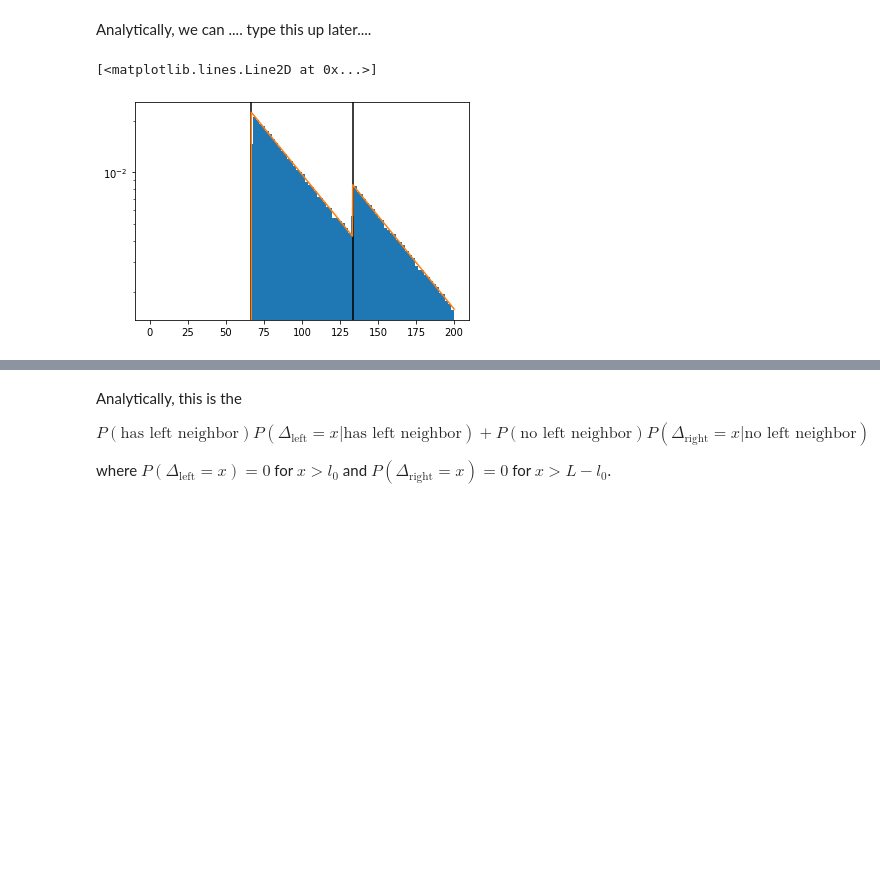
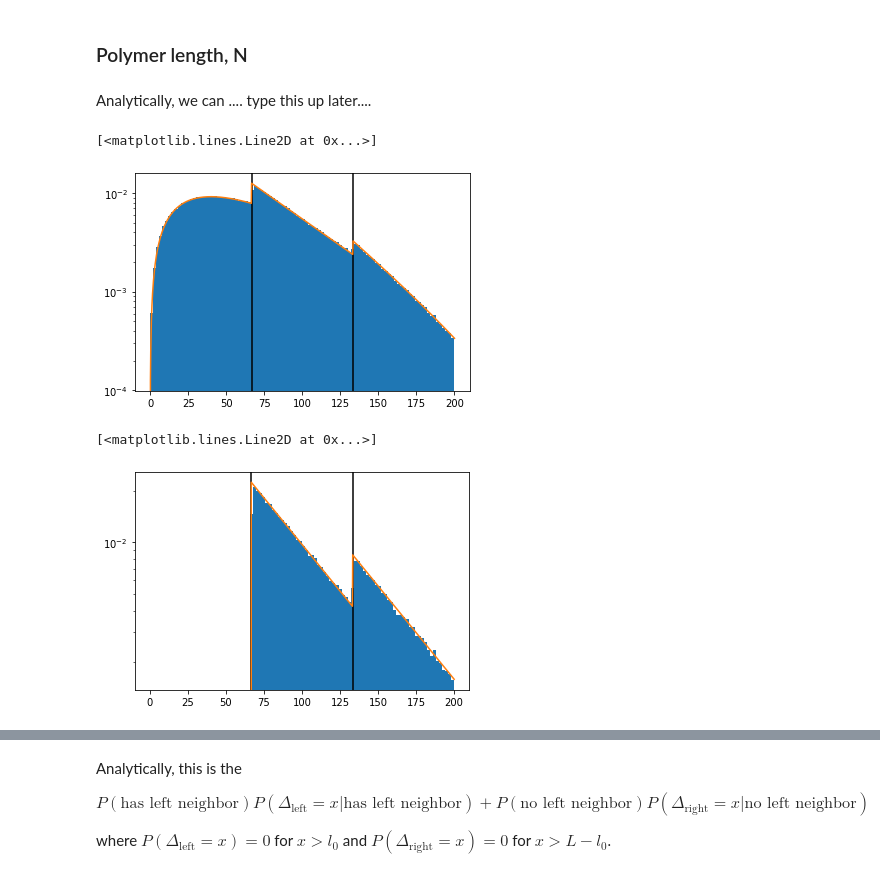
Before and after one commit to SpakowitzLab/wlcsim, a Jupyter notebook: doc/test-homolog-plateau-stats.ipynb, the cells around one changed output, grey strips where cells are left out. Drawn from its saved outputs; the diff is of its cells as text; code cells hidden in the pictures; blank space fills up the shorter version.

```diff
--- a/doc/test-homolog-plateau-stats.ipynb
+++ b/doc/test-homolog-plateau-stats.ipynb
@@ -66,3 +77,5 @@ f"frac_linear ({frac_linear}) is what's left: {P_is_linear(mu, label_loc, L)}"
+# %% [markdown]
+### Polymer length, N
 # %%
 def get_N(neighbors, L):
     if is_linkless(neighbors):
@@ -92,17 +105,34 @@ Ns_linear = map_not_none(get_N_linear, neighbors, L=L)
 # %% [markdown]
 Analytically, we can .... type this up later....
 # %%
+def P_has_left_only(mu, l0, L):
+    lam = mu/L
+    return (1 - np.exp(-lam*l0)) * np.exp(-lam*(L - l0))
+
+def P_has_right_only(mu, l0, L):
+    lam = mu/L
+    return (1 - np.exp(-lam*(L - l0))) * np.exp(-lam*l0)
+
+def P_N_linear_left_(N, l0, lam):
+    Z_L = (1 - np.exp(-lam*l0)) / lam
+    # (1/2)* from jacobian
+    return np.zeros_like(N) + (1/2) * (N <= 2*L) \
+        *(N >= 2*(L - l0)) * (1/Z_L)*np.exp(-lam*(N/2 - (L - l0)))
+
+def P_N_linear_right_(N, l0, lam):
+    Z_R = (1 - np.exp(-lam*(L - l0))) / lam
+    # (1/2)* from jacobian
+    return np.zeros_like(N) + (1/2) * (N <= 2*L) \
+        * (N >= 2*l0) * (1/Z_R)*np.exp(-lam*(N/2 - l0))
+
 def P_N_linear(N, mu, l0, L):
     N = np.array(N)
     lam = mu/L
-    has_left_only = (1 - np.exp(-lam*l0)) * np.exp(-lam*(L - l0))
-    has_right_only = (1 - np.exp(-lam*(L - l0))) * np.exp(-lam*l0)
-    Z_L = (1 - np.exp(-lam*l0)) / lam
-    Z_R = (1 - np.exp(-lam*(L - l0))) / lam
-    return np.zeros_like(N) + (1/2) * (N <= 2*L) * (  # (1/2)* from jacobian
-        (N >= 2*(L - l0)) * has_left_only * (1/Z_L)*np.exp(-lam*(N/2 - (L - l0)))
-      + (N >= 2*l0) * has_right_only * (1/Z_R)*np.exp(-lam*(N/2 - l0))
-    ) / (has_left_only + has_right_only)
+    left = P_has_left_only(mu, l0, L)
+    right = P_has_right_only(mu, l0, L)
+    return (left*P_N_linear_left_(N, l0, lam)
+        + right*P_N_linear_right_(N, l0, lam)
+    ) / (left + right)
 
 def _inside_interval_weights(N, l0, L):
     line_lengths = (
@@ -123,12 +153,22 @@ def P_N_ring(N, mu, l0, L):
     )
 
 def P_N(N, mu, l0, L):
+    N = np.array(N)
+    return P_is_empty(mu)*np.zeros_like(N) \
+        + P_is_ring(mu, l0, L)*P_N_ring(N, mu, l0, L) \
+        + P_is_linear(mu, l0, L)*P_N_linear(N, mu, l0, L)
 # %%
 bins = np.arange(0, 2*L + 1, 2)
 density, bins, _ = plt.hist(Ns, density=1, bins=bins)
 plt.axvline(2*label_loc, c='k')
 plt.axvline(2*(L - label_loc), c='k')
 plt.yscale('log')
+
+N = np.linspace(0, 2*L, 1000)
+plt.plot(N, P_N(N, mu, label_loc, L))
+# %% [output]
+[<matplotlib.lines.Line2D at 0x...>]
+[figure, added]
 # %%
 _, _, _ = plt.hist(Ns_linear, density=1, bins=bins)
 plt.axvline(2*label_loc, c='k')
@@ -139,7 +179,7 @@ N = np.linspace(0, 2*L, 1000)
 plt.plot(N, P_N_linear(N, mu, label_loc, L))
 # %% [output]
 [<matplotlib.lines.Line2D at 0x...>]
-[figure, old version]
+[figure, new version]
 # %%
 _, _, _ = plt.hist(Ns_ring, density=1, bins=bins)
 plt.axvline(2*label_loc, c='k')
```
Also changed, not shown: parts of 44 cells of this notebook, 1 other file.
